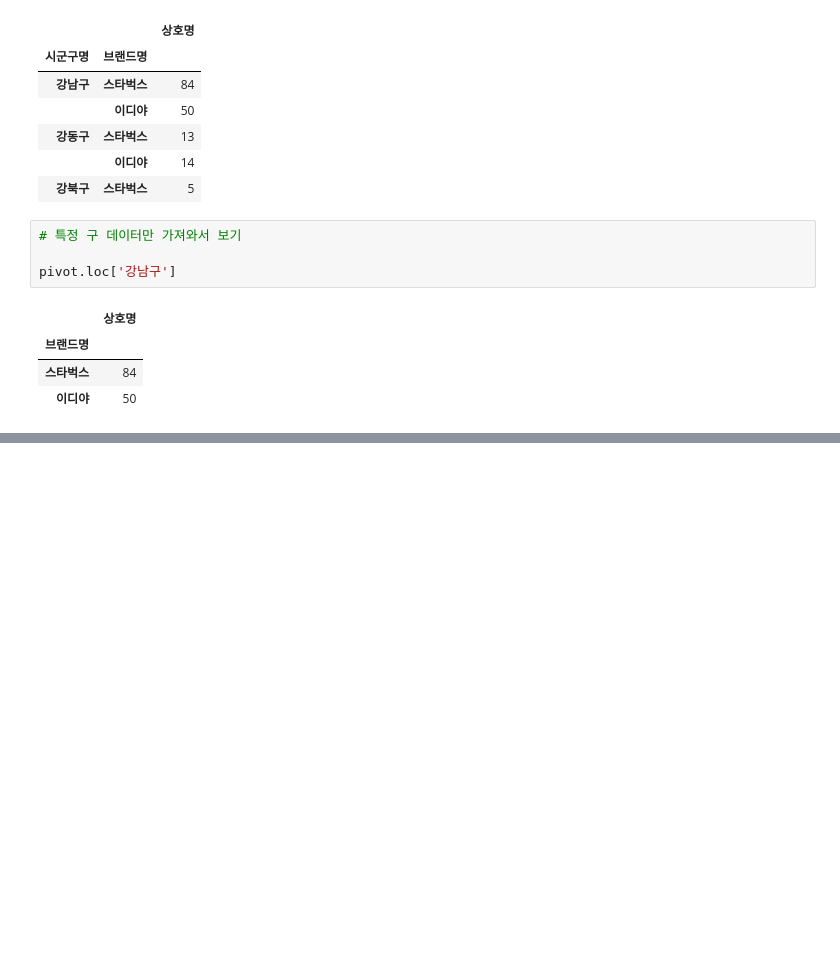
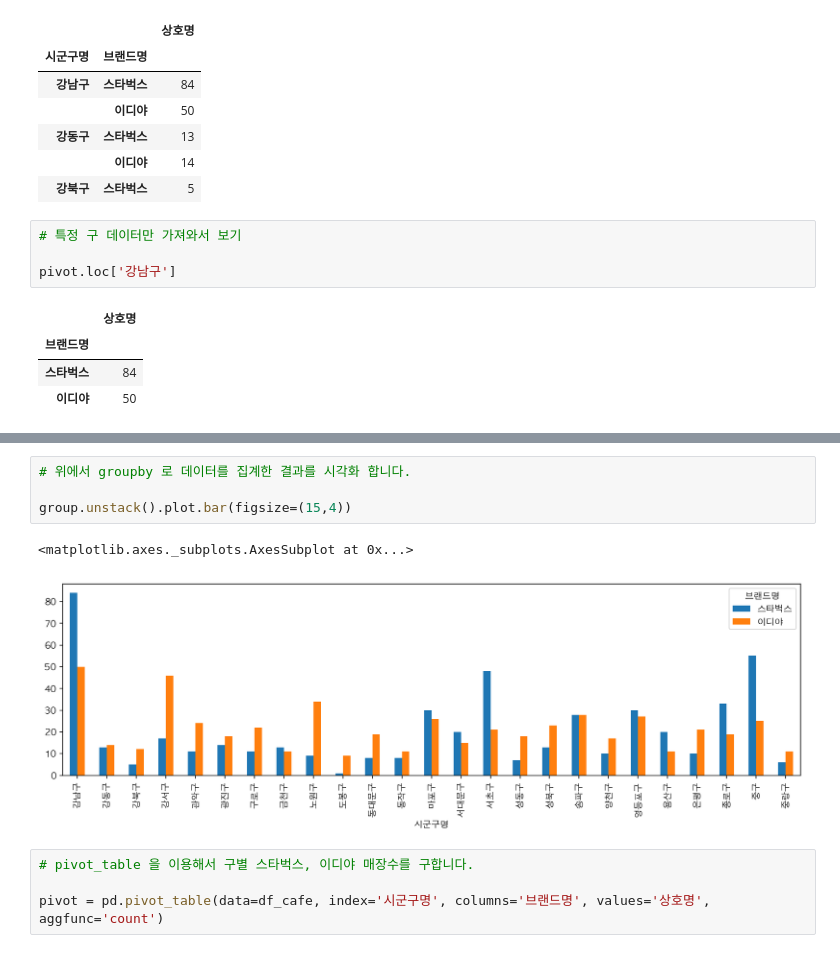
Before and after one commit to neverlish/Learned, a Jupyter notebook: data/inflearn-public-data-python/04-coffee-store.ipynb, the cells around one changed output, grey strips where cells are left out. Drawn from its saved outputs; the diff is of its cells as text; blank space fills up the shorter version.

```diff
--- a/data/inflearn-public-data-python/04-coffee-store.ipynb
+++ b/data/inflearn-public-data-python/04-coffee-store.ipynb
@@ -371,0 +395,11 @@ pivot.loc['강남구']
+# %%
+# 위에서 groupby 로 데이터를 집계한 결과를 시각화 합니다.
+
+group.unstack().plot.bar(figsize=(15,4))
+# %% [output]
+<matplotlib.axes._subplots.AxesSubplot at 0x...>
+[figure, added]
+# %%
+# pivot_table 을 이용해서 구별 스타벅스, 이디야 매장수를 구합니다.
+
+pivot = pd.pivot_table(data=df_cafe, index='시군구명', columns='브랜드명', values='상호명', aggfunc='count')
```
Also changed, not shown: parts of 7 cells of this notebook.
